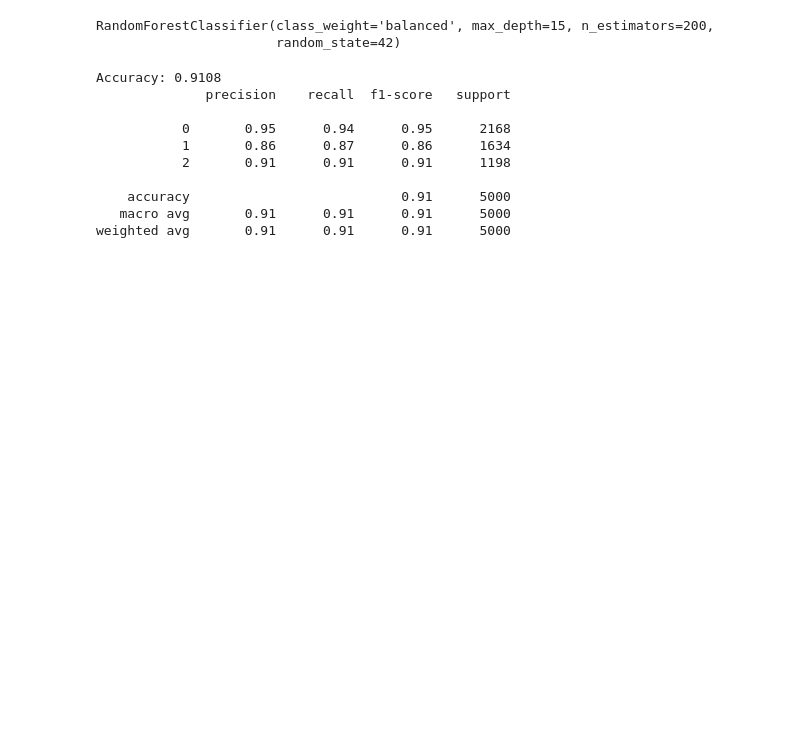
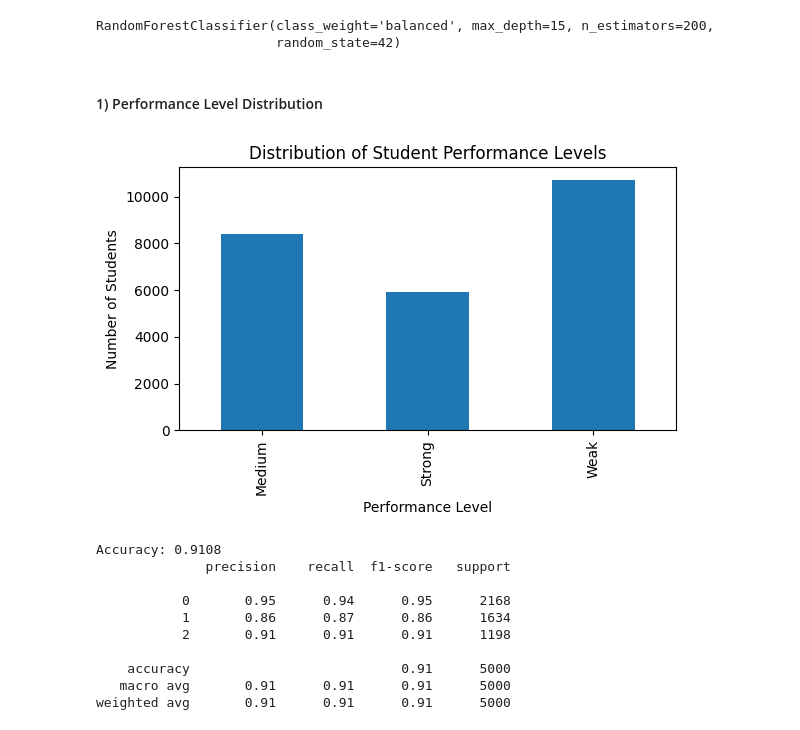
Before and after one commit to Yousef-Aied/student-performance-prediction, a Jupyter notebook: StudentRegressorExamScore.ipynb, the cells around one changed output. Drawn from its saved outputs; the diff is of its cells as text; code cells hidden in the pictures; blank space fills up the shorter version.

```diff
--- a/StudentRegressorExamScore.ipynb
+++ b/StudentRegressorExamScore.ipynb
@@ -205,6 +246,24 @@ model_cls.fit(X_train_cls, y_train_cls)
 # %% [output]
 RandomForestClassifier(class_weight='balanced', max_depth=15, n_estimators=200,
                        random_state=42)
+# %% [markdown]
+#### 1) Performance Level Distribution
+# %%
+import matplotlib.pyplot as plt
+
+labels = y_cls.map({0: "Weak", 1: "Medium", 2: "Strong"})
+
+plt.figure(figsize=(6,4))
+labels.value_counts().sort_index().plot(kind="bar")
+
+plt.title("Distribution of Student Performance Levels")
+plt.xlabel("Performance Level")
+plt.ylabel("Number of Students")
+
+plt.tight_layout()
+plt.show()
+# %% [output]
+[figure, added]
 # %%
 from sklearn.metrics import accuracy_score, classification_report
 
```
Also changed, not shown: parts of 9 cells of this notebook.
